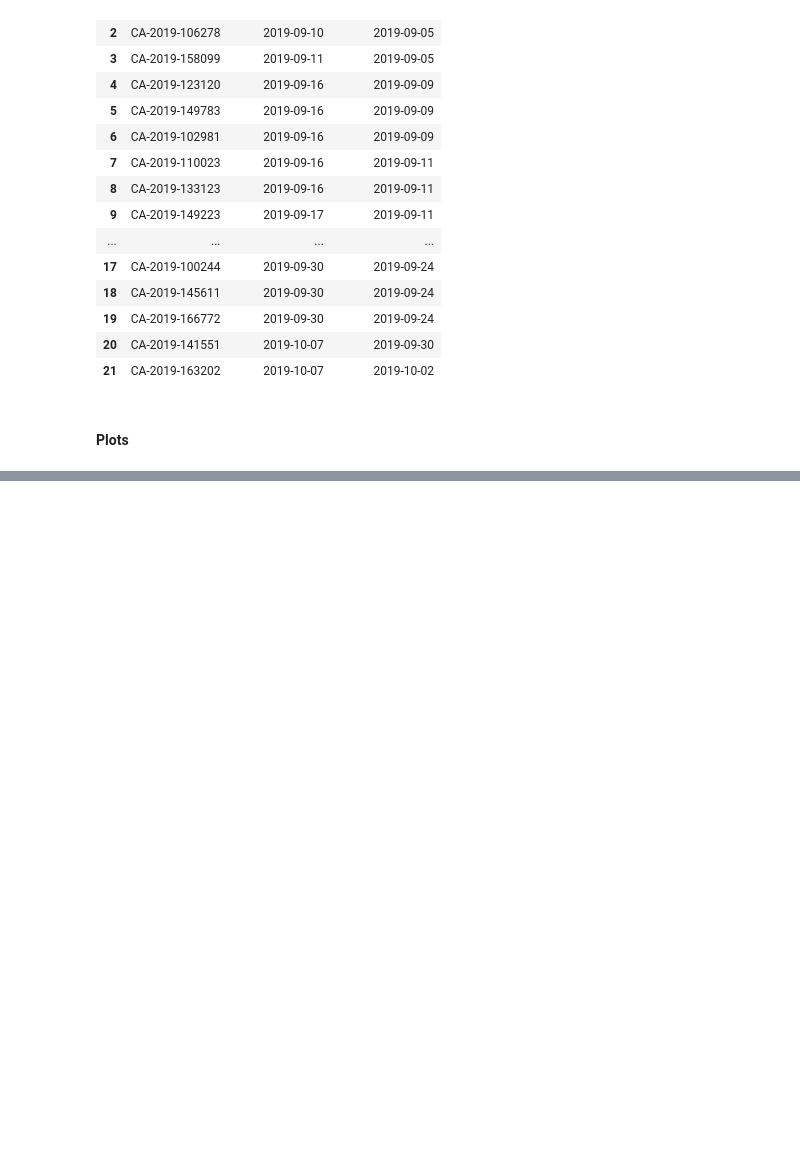
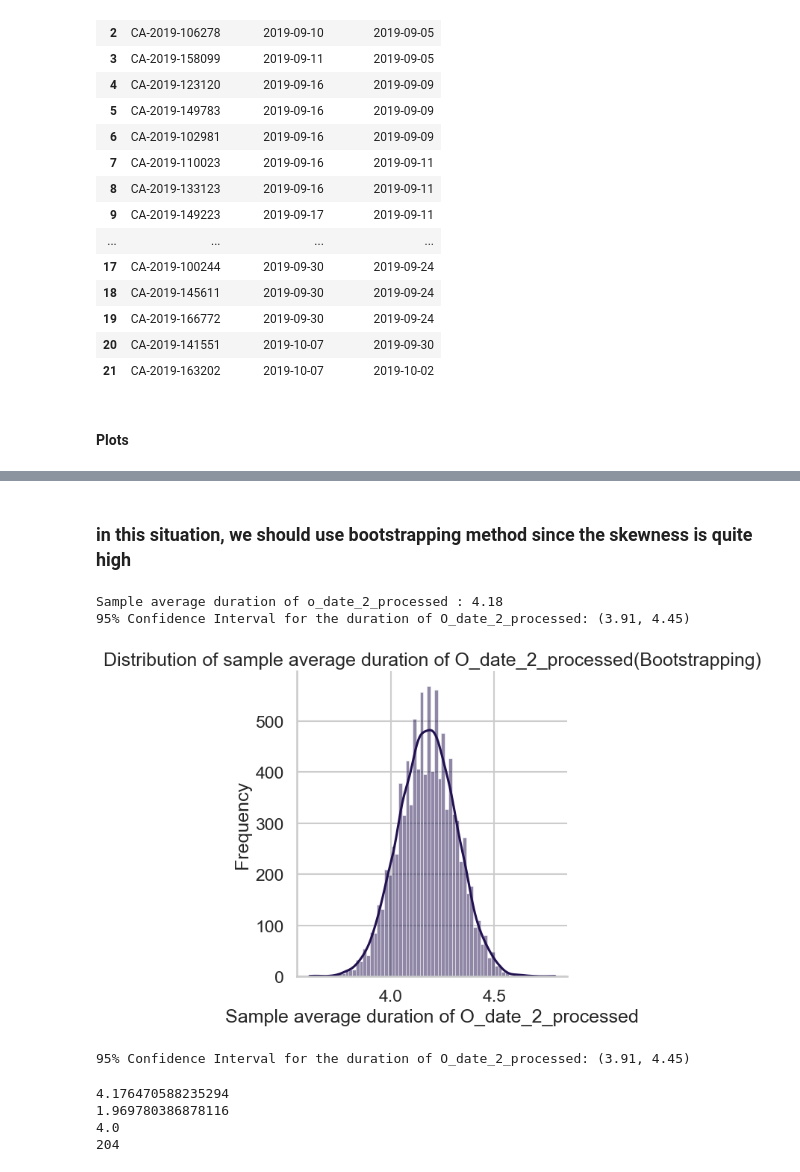
Before and after one commit to amandawang90-spec/neuefische-data-analysis-180825-muesli_eda_project, a Jupyter notebook: jing_mini_project.ipynb, the cells around one changed output, grey strips where cells are left out. Saved outputs shown, nothing was run; the diff lists cells and outputs as text; code cells hidden in the pictures; blank space fills up the shorter version.

```diff
--- a/jing_mini_project.ipynb
+++ b/jing_mini_project.ipynb
@@ -2441,0 +2514,2 @@ df_processed_x_delivered
+# %% [markdown]
+### in this situation, we should use bootstrapping method since the skewness is quite high
@@ -2441,0 +2519,58 @@ df_processed_x_delivered
+# %%
+# using bootstrapping: create a function
+
+# Step 1: Calculate the sample petal length mean
+sample_mean_metric_1 = merged_metric_1['date_diff_days'].mean()
+print(f"Sample average duration of o_date_2_processed : {sample_mean_metric_1:.2f}")
+
+# Step 2: Define a bootstrapping function to calculate the CI
+def bootstrap_ci(data, n, num_bootstrap=10000, confidence_level=0.95):
+    bootstrapped_means = []
+    n=len(merged_metric_1)
+    for _ in range(num_bootstrap):
+        sample = np.random.choice(data, size=n, replace=True)
+        bootstrapped_means.append(np.mean(sample))
+
+    # CI bounds
+    lower_bound = np.percentile(bootstrapped_means, (1 - confidence_level) / 2 * 100)
+    upper_bound = np.percentile(bootstrapped_means, (1 + confidence_level) / 2 * 100)
+    return lower_bound, upper_bound, bootstrapped_means
+
+# Step 3: Run bootstrapping
+ci_lower, ci_upper, bootstrapped_means = bootstrap_ci(merged_metric_1['date_diff_days'], n=n_metric_1, num_bootstrap=10000, confidence_level=0.95)
+
+print(f"95% Confidence Interval for the duration of O_date_2_processed: ({ci_lower:.2f}, {ci_upper:.2f})")
+# %% [output]
+Sample average duration of o_date_2_processed : 4.18
+95% Confidence Interval for the duration of O_date_2_processed: (3.91, 4.45)
+# %%
+# Plot distribution
+sns.displot(bootstrapped_means, kde=True)
+plt.title('Distribution of sample average duration of O_date_2_processed(Bootstrapping)')
+plt.xlabel('Sample average duration of O_date_2_processed')
+plt.ylabel('Frequency')
+plt.show()
+# %% [output]
+[figure, added]
+# %%
+#using z distribution
+from scipy.stats import norm
+
+z_score = norm.ppf(0.975) # Z-score since the data is normal and population params are known
+margin_of_error = z_score * (sample_std_metric_1 / np.sqrt(n_metric_1))
+ci_lower = sample_mean_metric_1 - margin_of_error
+ci_upper = sample_mean_metric_1 + margin_of_error
+
+print(f"95% Confidence Interval for the duration of O_date_2_processed: ({ci_lower:.2f}, {ci_upper:.2f})")
+# %% [output]
+95% Confidence Interval for the duration of O_date_2_processed: (3.91, 4.45)
+# %%
+print(sample_mean_metric_1)
+print(sample_std_metric_1)
+print(sample_median_metric_1)
+print(n_metric_1)
+# %% [output]
+4.176470588235294
+1.969780386878116
+4.0
+204
```
Also changed, not shown: parts of 64 cells of this notebook.
